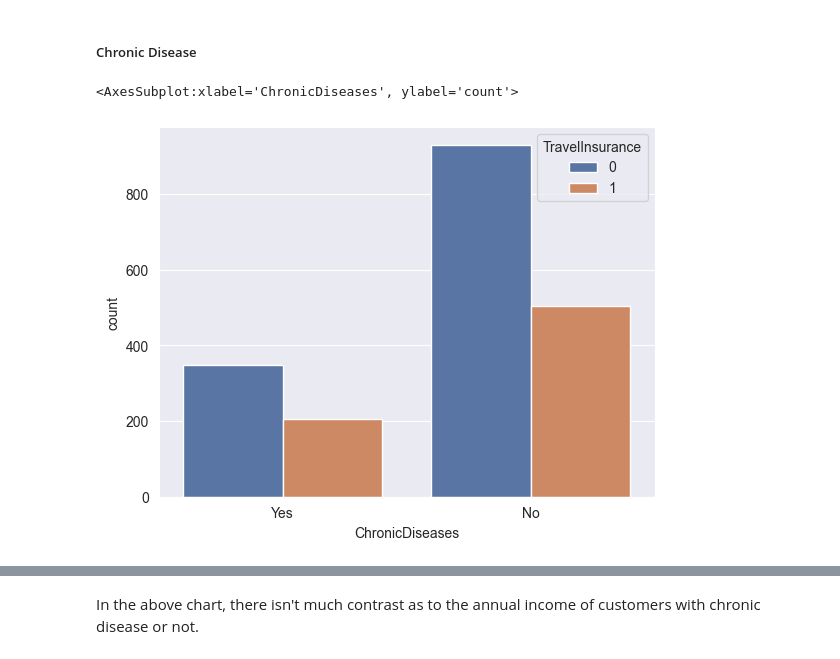
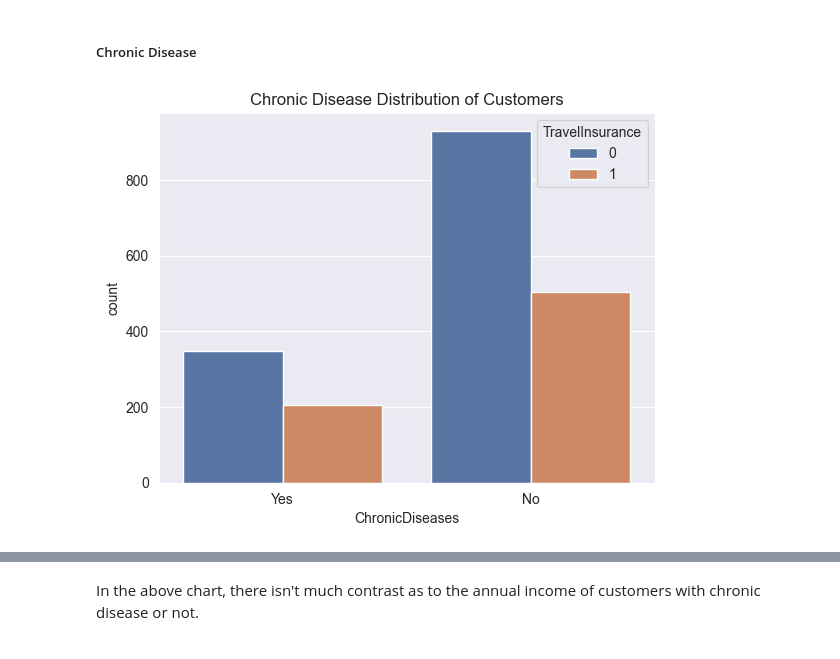
Before and after one commit to ade-mola/travel_insurance_analysis, a Jupyter notebook: notebooks/travel_insurance_analysis.ipynb, the cells around one changed output, grey strips where cells are left out. Cells and saved outputs as stored; diff of their text form; code cells hidden in the pictures.

```diff
--- a/notebooks/travel_insurance_analysis.ipynb
+++ b/notebooks/travel_insurance_analysis.ipynb
@@ -317,9 +341,10 @@ Customers with university degrees tend to have an higher annual income.
 ##### Chronic Disease
 # %%
 sns.countplot(x = 'ChronicDiseases', data = raw_data, hue='TravelInsurance', order=['Yes', 'No'])
+plt.title('Chronic Disease Distribution of Customers')
+plt.savefig('/Users/ademola/Documents/travel_insurance_analysis/reports/figures/disease_1.png')
 # %% [output]
-<AxesSubplot:xlabel='ChronicDiseases', ylabel='count'>
-[figure, old version]
+[figure, new version]
 # %%
 c = (raw_data
 .groupby(['Age', 'ChronicDiseases'])['AnnualIncome']
```
Also changed, not shown: parts of 51 cells of this notebook, 28 other files.
